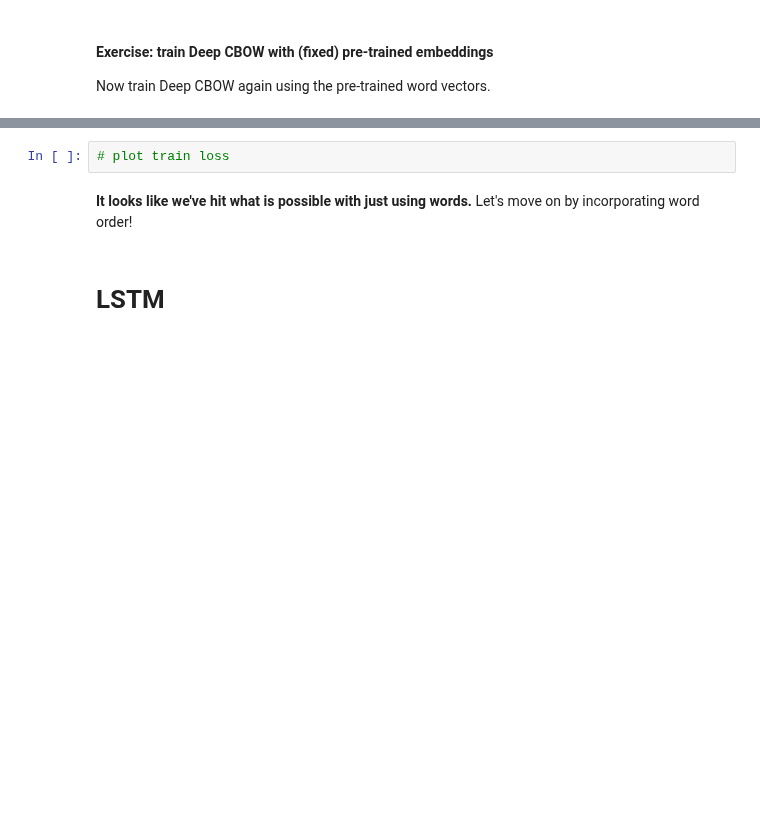
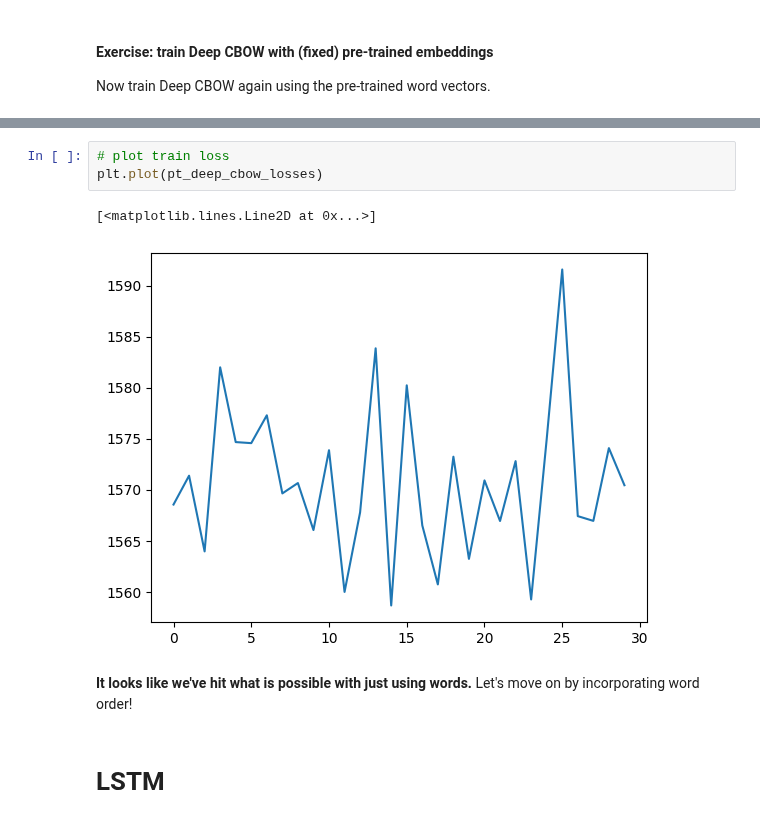
Before and after one commit to Lucyferko/NLP, a Jupyter notebook: NLP1_2024_Practical_2_(student_version).ipynb, the cells around one changed output, grey strips where cells are left out. Drawn from its saved outputs; the diff is of its cells as text; blank space fills up the shorter version.

```diff
--- a/NLP1_2024_Practical_2_(student_version).ipynb
+++ b/NLP1_2024_Practical_2_(student_version).ipynb
@@ -974,5 +1102,9 @@ pt_deep_cbow_model = pt_deep_cbow_model.to(device)
 # %%
 # plot train loss
+plt.plot(pt_deep_cbow_losses)
+# %% [output]
+[<matplotlib.lines.Line2D at 0x...>]
+[figure, added]
 # %% [markdown]
 **It looks like we've hit what is possible with just using words.**
 Let's move on by incorporating word order!
```
Also changed, not shown: parts of 41 cells of this notebook.
